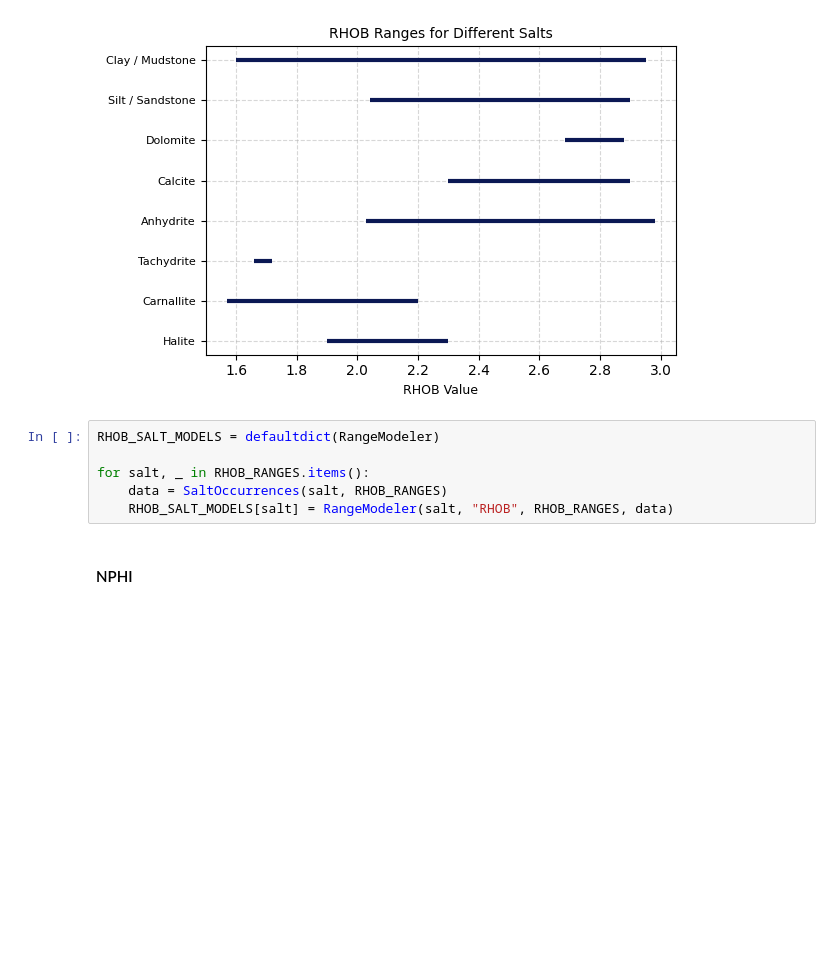
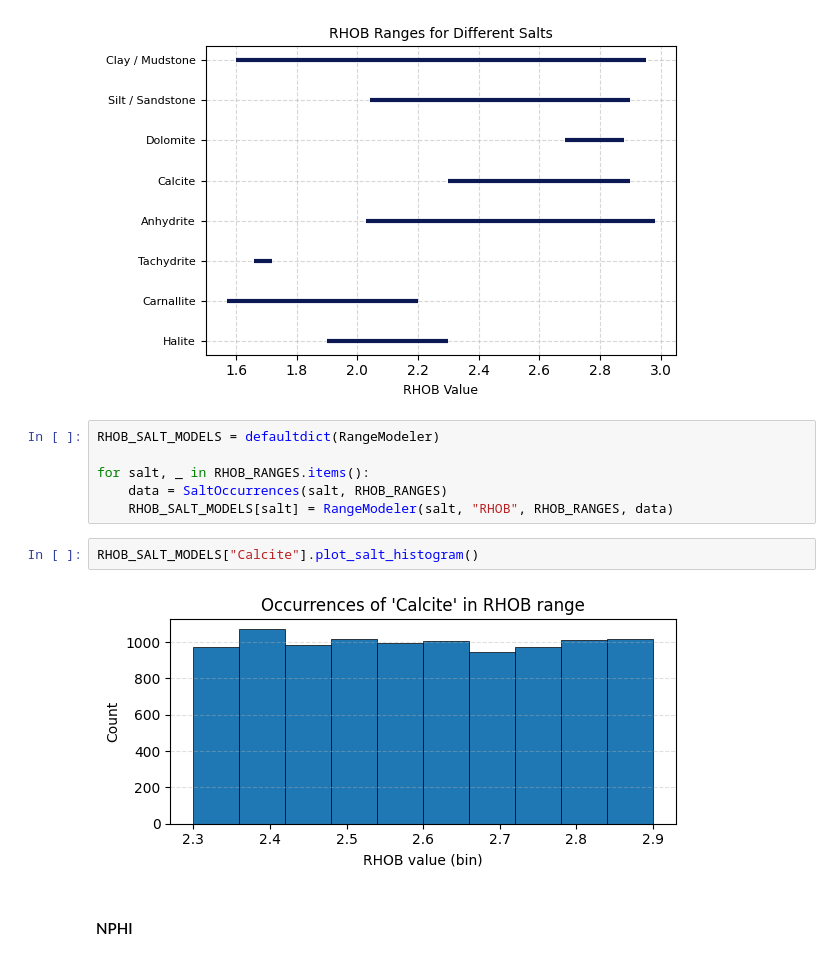
Before and after one commit to HarrisEdlmannQR/salt-lithology-model, a Jupyter notebook: model.ipynb, the cells around one changed output. Drawn from its saved outputs; the diff is of its cells as text; blank space fills up the shorter version.

Commit message:
feat: add lithology graph

```diff
--- a/model.ipynb
+++ b/model.ipynb
@@ -305,6 +305,10 @@ RHOB_SALT_MODELS = defaultdict(RangeModeler)
 for salt, _ in RHOB_RANGES.items():
     data = SaltOccurrences(salt, RHOB_RANGES)
     RHOB_SALT_MODELS[salt] = RangeModeler(salt, "RHOB", RHOB_RANGES, data)
+# %%
+RHOB_SALT_MODELS["Calcite"].plot_salt_histogram()
+# %% [output]
+[figure, added]
 # %% [markdown]
 #### NPHI
 # %%
```
Also changed, not shown: parts of 8 cells of this notebook.
